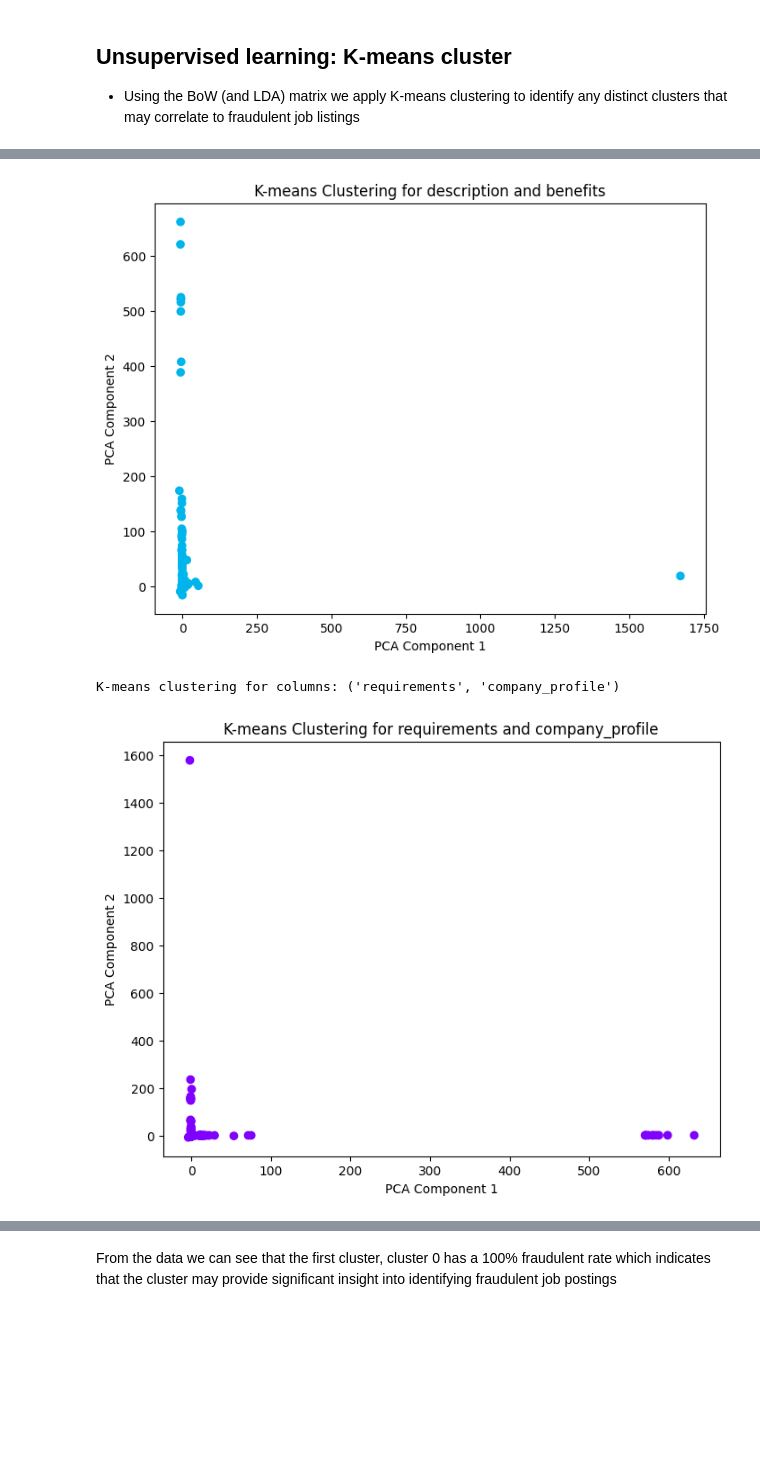
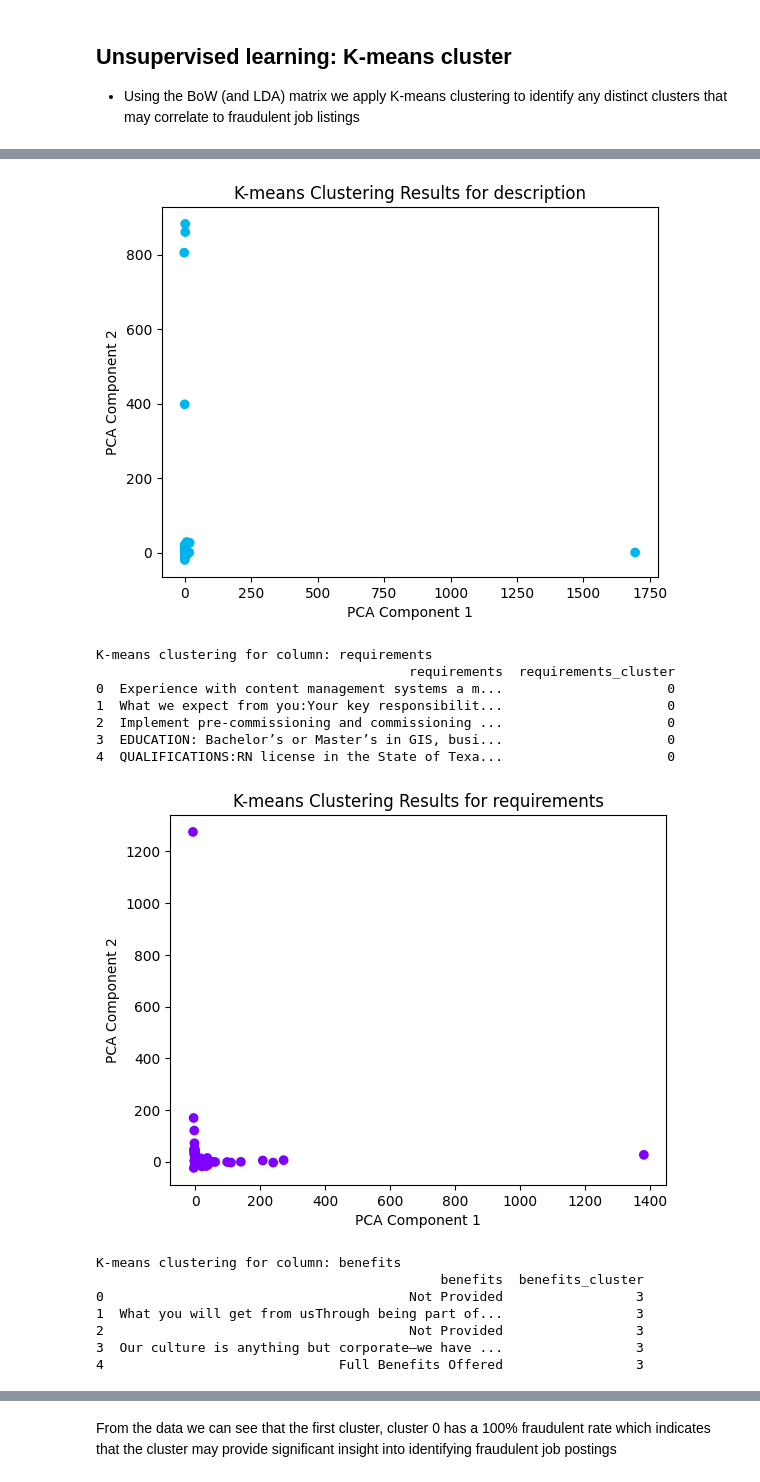
Before and after one commit to Nat-Han1999/BT4012fake_job_posting, a Jupyter notebook: data_cleaning/preTF_data_clean.ipynb, the cells around one changed output, grey strips where cells are left out. Cells and saved outputs as stored; diff of their text form; code cells hidden in the pictures; blank space fills up the shorter version.

Commit message:
bow,tm,k-means clustering file commit, needs cleaning

```diff
--- a/data_cleaning/preTF_data_clean.ipynb
+++ b/data_cleaning/preTF_data_clean.ipynb
@@ -658,46 +620,44 @@ plt.show()
 # %%
-## Split 5 columns into relevant pairs of 2
-# columns = ['description', 'requirements', 'benefits', 'title', 'company_profile']
+from sklearn.cluster import KMeans
+from sklearn.preprocessing import StandardScaler
+import matplotlib.pyplot as plt
+from sklearn.decomposition import PCA
 
-from sklearn.cluster import KMeans
-from sklearn.feature_extraction.text import CountVectorizer
-from sklearn.preprocessing import StandardScaler
-from sklearn.decomposition import PCA
-import matplotlib.pyplot as plt
+# Dictionary to store K-means models and labels for each column
+kmeans_models = {}
+cluster_labels = {}
 
-# List of column pairs (you can define other pairs)
-column_pairs = [('description', 'benefits'), ('requirements', 'company_profile')]
+# Perform K-means clustering for each BoW matrix separately
+for col in columns:
+    print(f"\nK-means clustering for column: {col}")
 
-# K-means on each pair
-for col_pair in column_pairs:
-    print(f"\nK-means clustering for columns: {col_pair}")
+    # Standardize the feature matrix
+    scaler = StandardScaler(with_mean=False)
+    scaled_features = scaler.fit_transform(bow_matrices[col])
 
-    # Combine the two columns into one
-    combined_text = df[col_pair[0]].fillna('') + ' ' + df[col_pair[1]].fillna('')
+    # Define the K-means model
+    kmeans = KMeans(n_clusters=5, random_state=42)
 
-    # Apply BoW on the combined text
-    vectorizer = CountVectorizer()
-    bow_matrix = vectorizer.fit_transform(combined_text)
+    # Fit the model to the scaled features
+    kmeans.fit(scaled_features)
 
-    # Standardize the features
-    scaler = StandardScaler(with_mean=False)
-    scaled_bow = scaler.fit_transform(bow_matrix)
+    # Store the model and cluster labels
+    kmeans_models[col] = kmeans
+    cluster_labels[col] = kmeans.labels_
 
-    # Perform K-means clustering
-    kmeans = KMeans(n_clusters=5, random_state=42)
-    kmeans.fit(scaled_bow)
+    # Add the cluster labels to your DataFrame
+    df_cleaned[f'{col}_cluster'] = kmeans.labels_
 
-    # Add cluster labels to the DataFrame
-    df_cleaned[f'cluster_{col_pair[0]}_{col_pair[1]}'] = kmeans.labels_
+    # Print sample cluster assignments
+    print(df_cleaned[[col, f'{col}_cluster']].head())
 
-    # Perform PCA for visualization
+    # Visualize clustering results with PCA
     pca = PCA(n_components=2)
-    pca_result = pca.fit_transform(scaled_bow.toarray())
+    pca_result = pca.fit_transform(scaled_features.toarray())  # Convert to dense for PCA
 
-    # Plot the clusters
-    plt.figure(figsize=(8, 6))
+    plt.figure()
     plt.scatter(pca_result[:, 0], pca_result[:, 1], c=kmeans.labels_, cmap='rainbow')
-    plt.title(f'K-means Clustering for {col_pair[0]} and {col_pair[1]}')
+    plt.title(f'K-means Clustering Results for {col}')
     plt.xlabel('PCA Component 1')
     plt.ylabel('PCA Component 2')
     plt.show()
@@ -706,3 +672,16 @@ K-means clustering for columns: ('description', 'benefits')
-[figure, old version]
+[figure, new version]
-K-means clustering for columns: ('requirements', 'company_profile')
+K-means clustering for column: requirements
+                                        requirements  requirements_cluster
+0  Experience with content management systems a m...                     0
+1  What we expect from you:Your key responsibilit...                     0
+2  Implement pre-commissioning and commissioning ...                     0
+3  EDUCATION: Bachelor’s or Master’s in GIS, busi...                     0
+4  QUALIFICATIONS:RN license in the State of Texa...                     0
-[figure, old version]
+[figure, new version]
+K-means clustering for column: benefits
+                                            benefits  benefits_cluster
+0                                       Not Provided                 3
+1  What you will get from usThrough being part of...                 3
+2                                       Not Provided                 3
+3  Our culture is anything but corporate—we have ...                 3
+4                              Full Benefits Offered                 3
```
Also changed, not shown: parts of 8 cells of this notebook, 1 other file.
